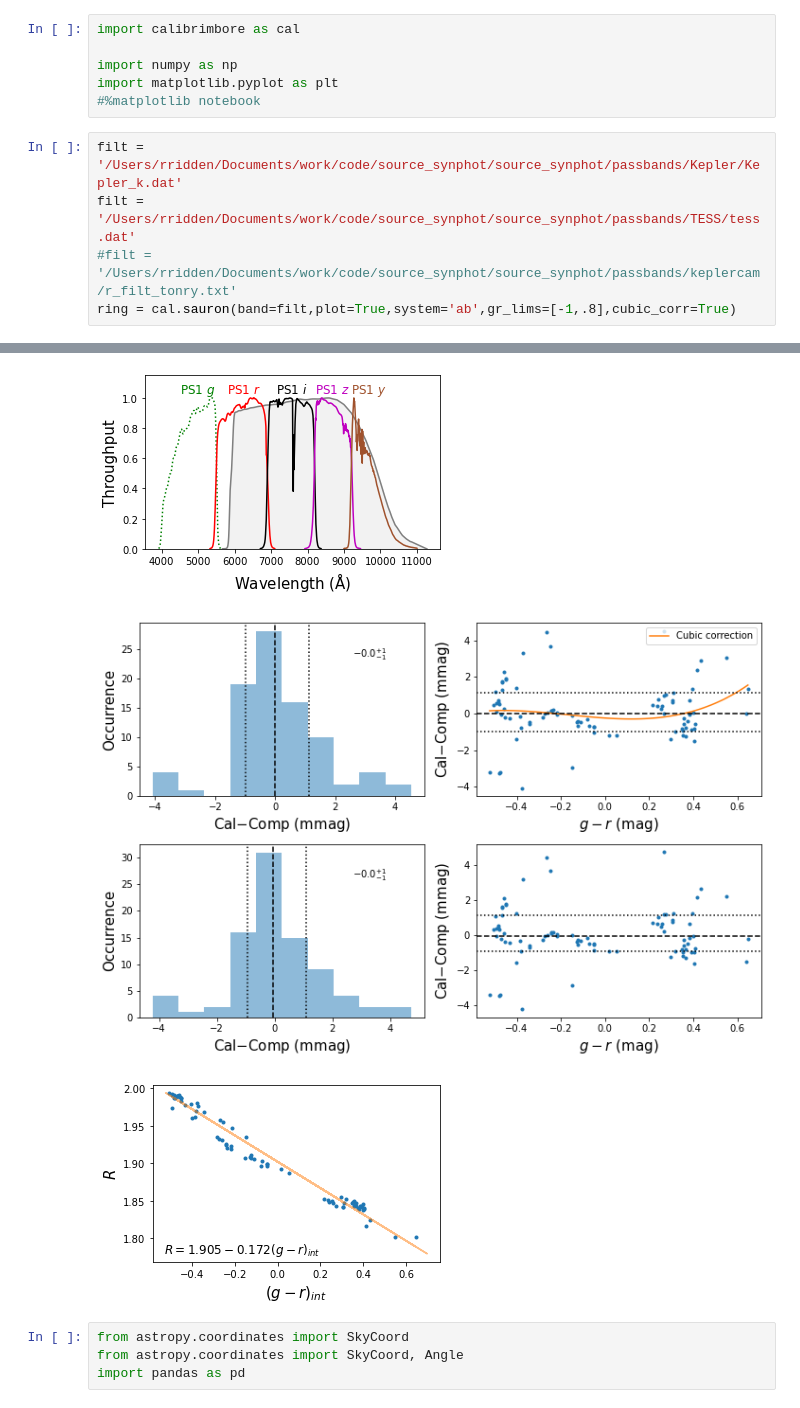
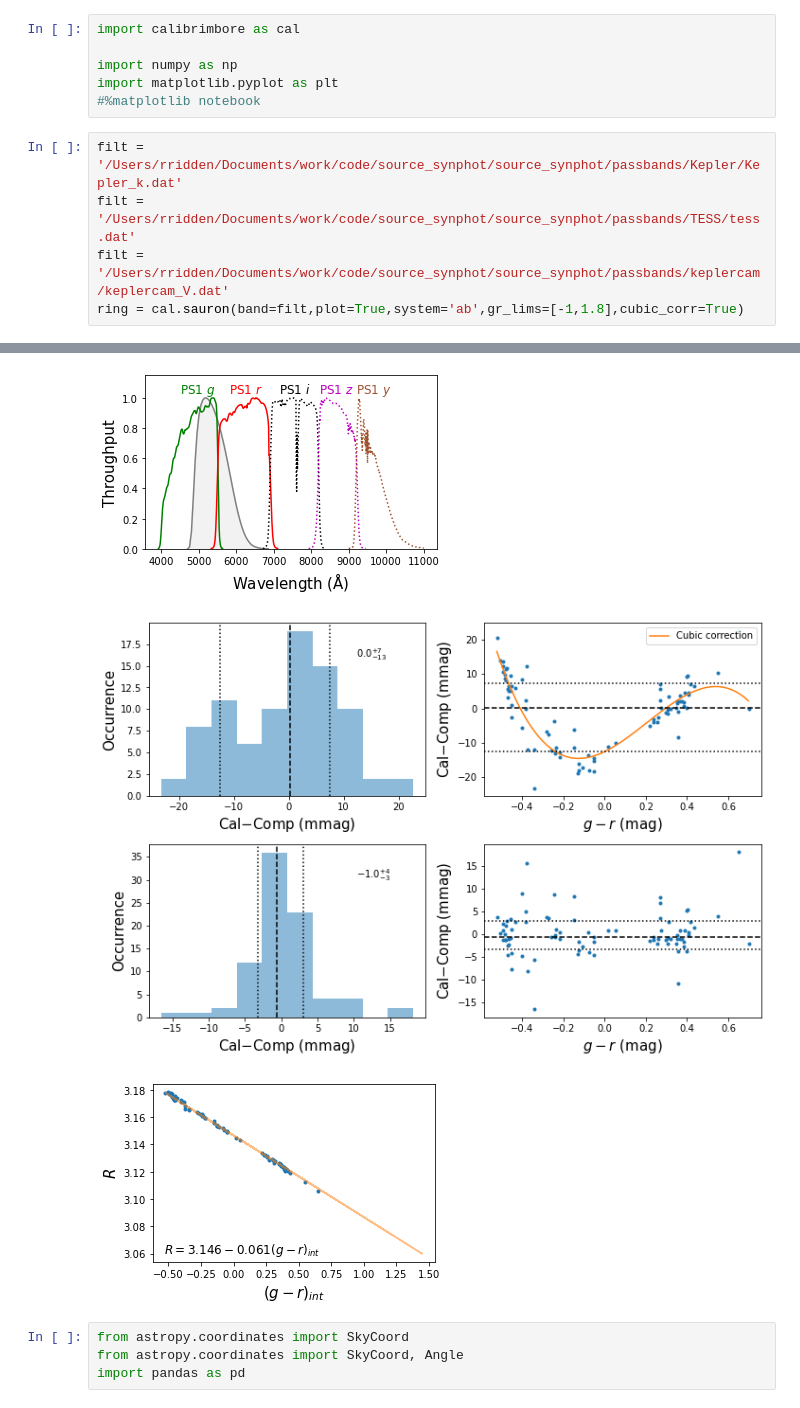
Before and after one commit to CheerfulUser/calibrimbore, a Jupyter notebook: development/tester.ipynb, the cells around one changed output, grey strips where cells are left out. Cells and saved outputs as stored; diff of their text form.

```diff
--- a/development/tester.ipynb
+++ b/development/tester.ipynb
@@ -7,6 +7,6 @@ import matplotlib.pyplot as plt
 # %%
 filt = '/Users/rridden/Documents/work/code/source_synphot/source_synphot/passbands/Kepler/Kepler_k.dat'
 filt = '/Users/rridden/Documents/work/code/source_synphot/source_synphot/passbands/TESS/tess.dat'
-#filt = '/Users/rridden/Documents/work/code/source_synphot/source_synphot/passbands/keplercam/r_filt_tonry.txt'
-ring = cal.sauron(band=filt,plot=True,system='ab',gr_lims=[-1,.8],cubic_corr=True)
+filt = '/Users/rridden/Documents/work/code/source_synphot/source_synphot/passbands/keplercam/keplercam_V.dat'
+ring = cal.sauron(band=filt,plot=True,system='ab',gr_lims=[-1,1.8],cubic_corr=True)
 # %% [output]
@@ -15,6 +15,6 @@ $\displaystyle m_c=-0.0-0.0008(g-r)+0.0024(g-r)^2+0.0048(g-r)^3$
-[figure, old version]
+[figure, new version]
-[figure, old version]
+[figure, new version]
-[figure, old version]
+[figure, new version]
 # %%
 from astropy.coordinates import SkyCoord
 from astropy.coordinates import SkyCoord, Angle
```
Also changed, not shown: parts of 7 cells of this notebook, 1 other file.
